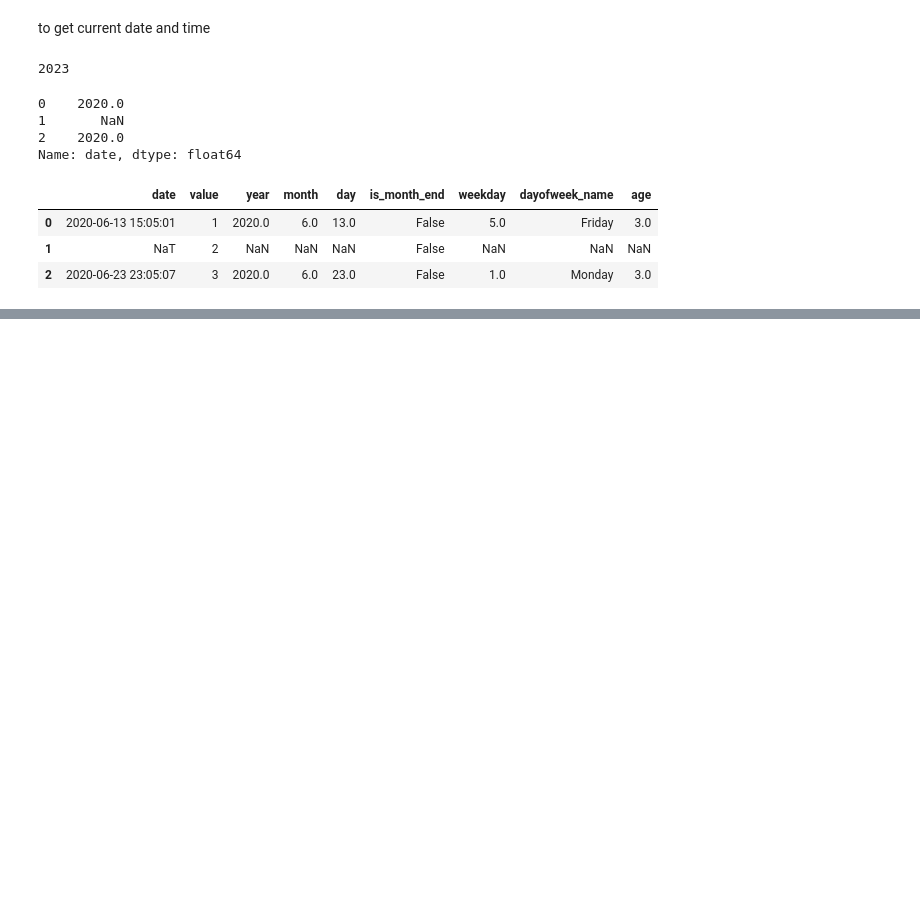
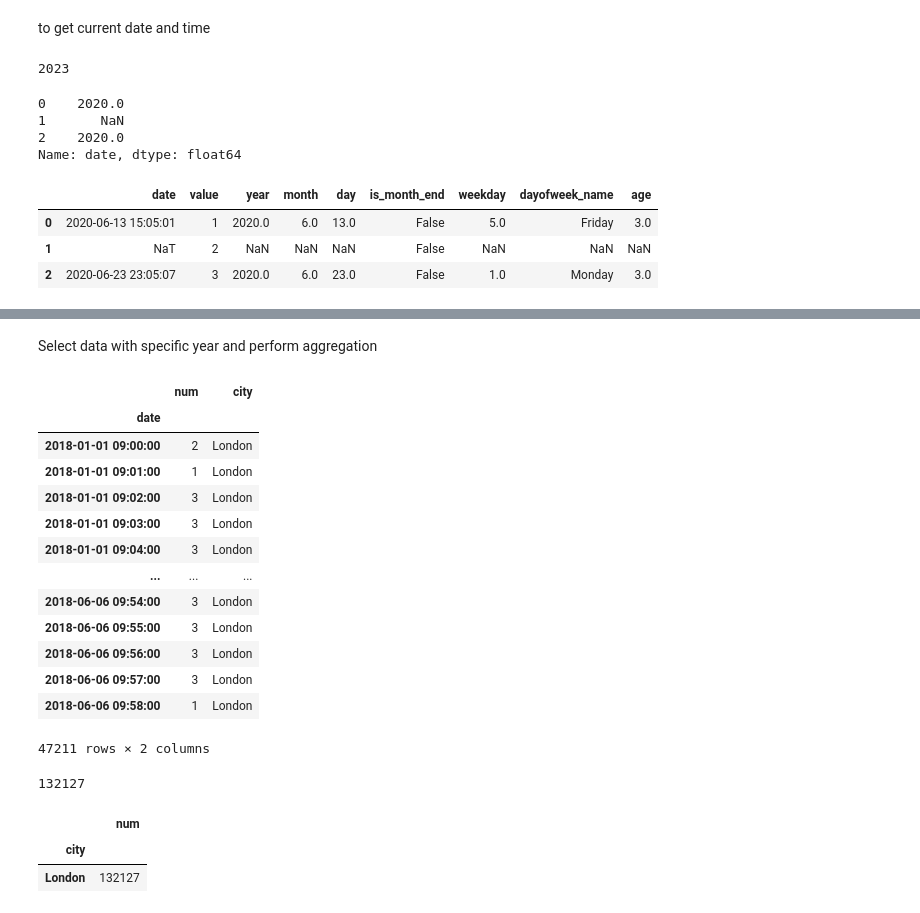
Before and after one commit to tussshar27/ipynb-files, a Jupyter notebook: 5.Python_Advance3.ipynb, the cells around one changed output, grey strips where cells are left out. Saved outputs shown, nothing was run; the diff lists cells and outputs as text; code cells hidden in the pictures; blank space fills up the shorter version.

```diff
--- a/5.Python_Advance3.ipynb
+++ b/5.Python_Advance3.ipynb
@@ -1128,0 +1183,31 @@ df
+# %% [markdown]
+Select data with specific year and perform aggregation
+# %%
+df2.loc['2018']
+# %% [output]
+|  | num | city |
+| date |  |  |
+| 2018-01-01 09:00:00 | 2 | London |
+| 2018-01-01 09:01:00 | 1 | London |
+| 2018-01-01 09:02:00 | 3 | London |
+| 2018-01-01 09:03:00 | 3 | London |
+| 2018-01-01 09:04:00 | 3 | London |
+| ... | ... | ... |
+| 2018-06-06 09:54:00 | 3 | London |
+| 2018-06-06 09:55:00 | 3 | London |
+| 2018-06-06 09:56:00 | 3 | London |
+| 2018-06-06 09:57:00 | 3 | London |
+| 2018-06-06 09:58:00 | 1 | London |
+47211 rows × 2 columns
+# %%
+#to get the sum of all num values in 2018
+df2.loc['2018','num'].sum()
+# %% [output]
+132127
+# %%
+#groupby function
+df2.loc['2018'].groupby('city').sum()
+# %% [output]
+|  | num |
+| city |  |
+| London | 132127 |
```
Also changed, not shown: parts of 81 cells of this notebook, 1 other file.
